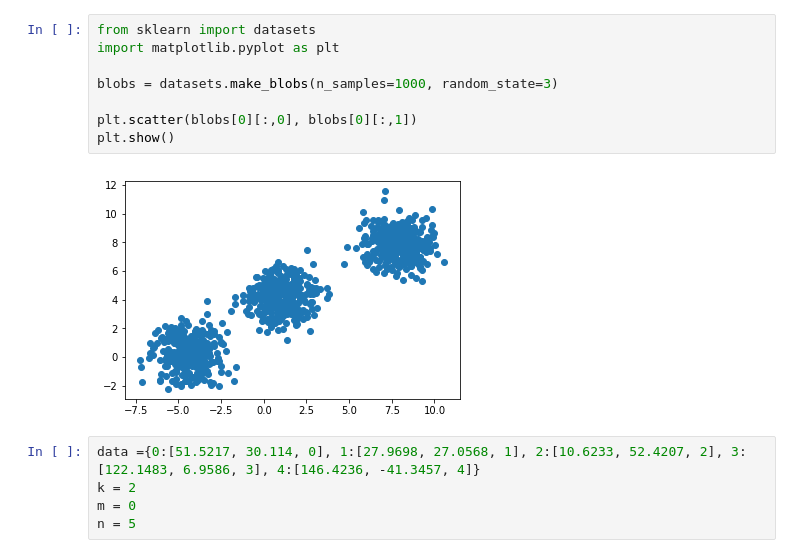
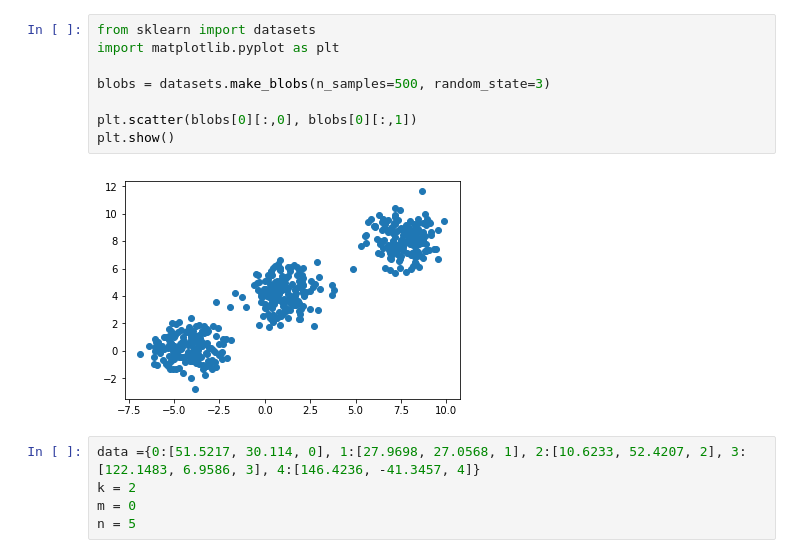
Before and after one commit to tonnykwon/Data-Mining, a Jupyter notebook: Agglomerative Clustering/Hierarchical Clustering naive.ipynb, the cells around one changed output. Drawn from its saved outputs; the diff is of its cells as text.

```diff
--- a/Agglomerative Clustering/Hierarchical Clustering naive.ipynb
+++ b/Agglomerative Clustering/Hierarchical Clustering naive.ipynb
@@ -1,13 +1,13 @@
 # %%
 from sklearn import datasets
 import matplotlib.pyplot as plt
 
-blobs = datasets.make_blobs(n_samples=1000, random_state=3)
+blobs = datasets.make_blobs(n_samples=500, random_state=3)
 
 plt.scatter(blobs[0][:,0], blobs[0][:,1])
 plt.show()
 # %% [output]
-[figure, old version]
+[figure, new version]
 # %%
 data ={0:[51.5217, 30.114, 0], 1:[27.9698, 27.0568, 1], 2:[10.6233, 52.4207, 2], 3:[122.1483, 6.9586, 3], 4:[146.4236, -41.3457, 4]}
 k = 2
```
Also changed, not shown: parts of 3 cells of this notebook, 1 other file.
